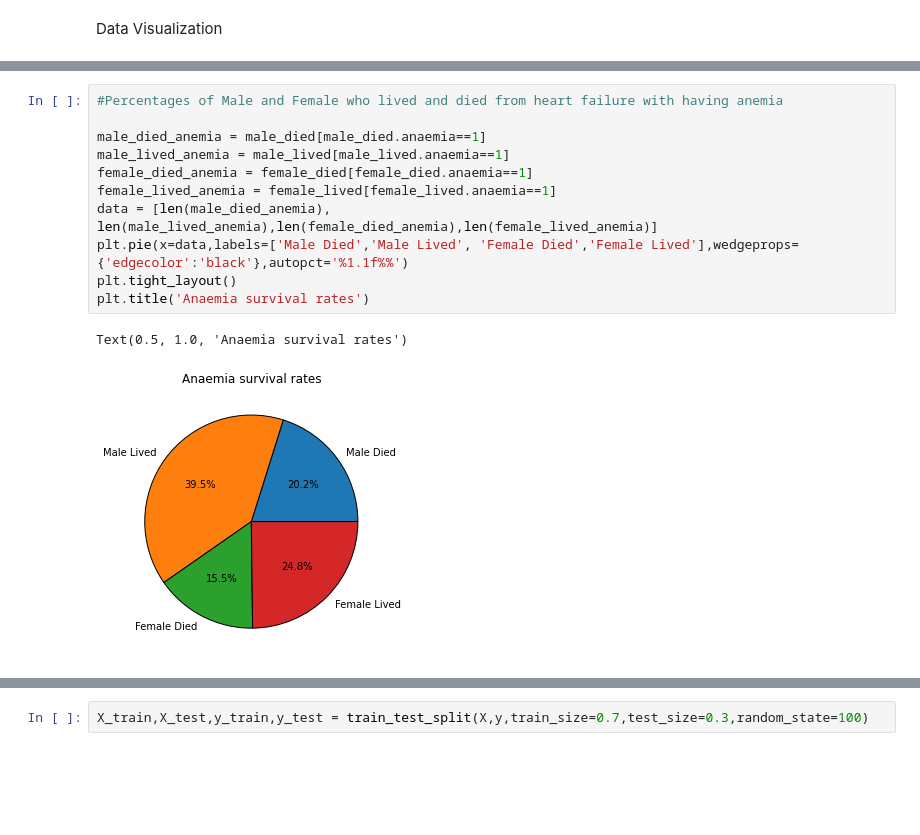
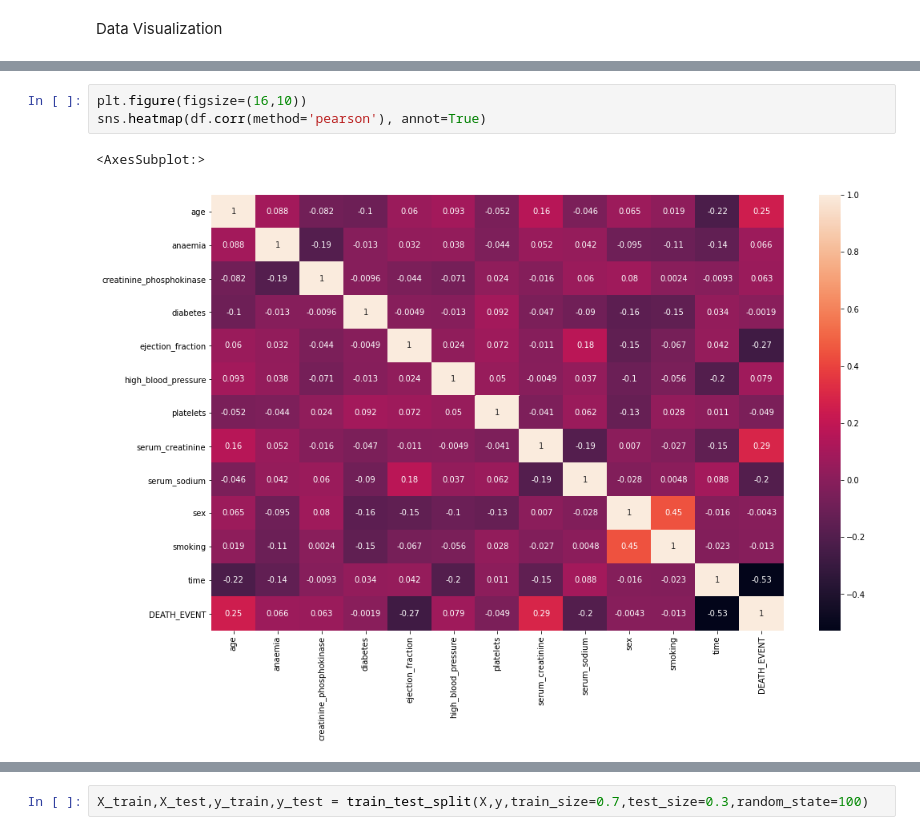
Before and after one commit to FabihaFarooqueAnsari/Machine-Learning, a Jupyter notebook: Machine Learning.ipynb, the cells around one changed output, grey strips where cells are left out. Cells and saved outputs as stored; diff of their text form; blank space fills up the shorter version.

```diff
--- a/Machine Learning.ipynb
+++ b/Machine Learning.ipynb
@@ -91,14 +71,6 @@ Text(0.5, 1.0, 'Men and women survival rates')
-# %%
-#Percentages of Male and Female who lived and died from heart failure with having anemia
-
-male_died_anemia = male_died[male_died.anaemia==1]
-male_lived_anemia = male_lived[male_lived.anaemia==1]
-female_died_anemia = female_died[female_died.anaemia==1]
-female_lived_anemia = female_lived[female_lived.anaemia==1]
-data = [len(male_died_anemia), len(male_lived_anemia),len(female_died_anemia),len(female_lived_anemia)]
-plt.pie(x=data,labels=['Male Died','Male Lived', 'Female Died','Female Lived'],wedgeprops={'edgecolor':'black'},autopct='%1.1f%%')
-plt.tight_layout()
-plt.title('Anaemia survival rates')
-# %% [output]
-Text(0.5, 1.0, 'Anaemia survival rates')
-[figure, removed]
+# %%
+plt.figure(figsize=(16,10))
+sns.heatmap(df.corr(method='pearson'), annot=True)
+# %% [output]
+<AxesSubplot:>
+[figure, added]
```
Also changed, not shown: parts of 45 cells of this notebook.
